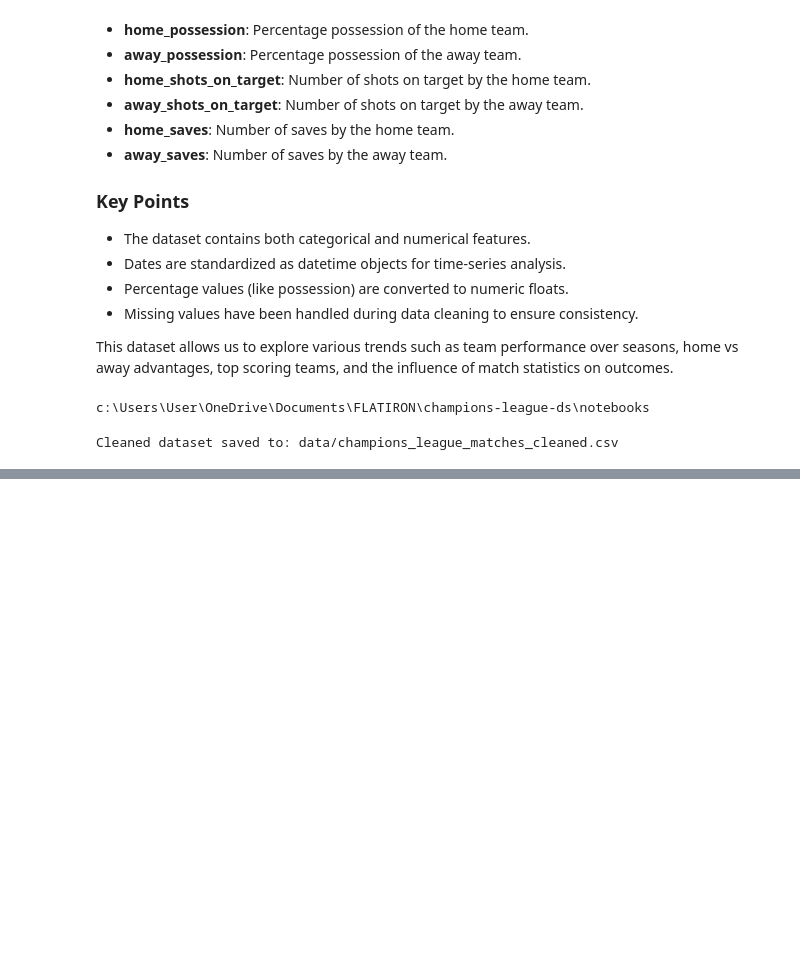
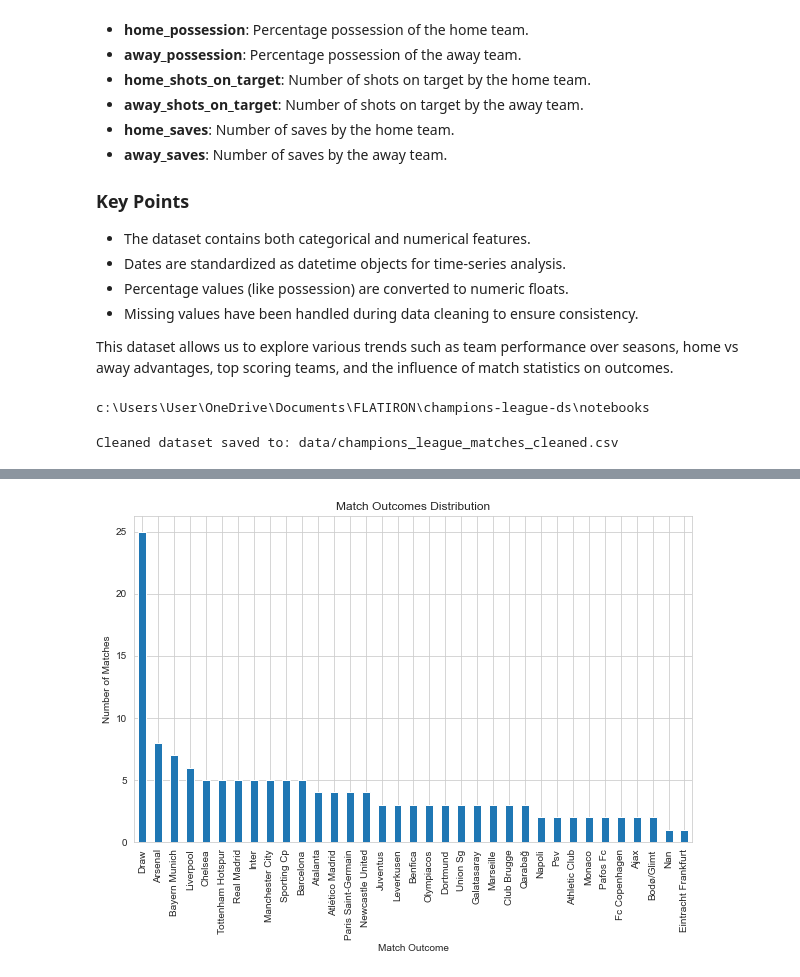
Before and after one commit to tonny001-rgb/champions-league-ds, a Jupyter notebook: notebooks/01_eda.ipynb, the cells around one changed output, grey strips where cells are left out. Saved outputs shown, nothing was run; the diff lists cells and outputs as text; code cells hidden in the pictures; blank space fills up the shorter version.

Commit message:
add visualised data

```diff
--- a/notebooks/01_eda.ipynb
+++ b/notebooks/01_eda.ipynb
@@ -445,0 +457,10 @@ Cleaned dataset saved to: data/champions_league_matches_cleaned.csv
+# %%
+outcome_counts = df['winner'].value_counts()
+
+outcome_counts.plot(kind='bar')
+plt.title("Match Outcomes Distribution")
+plt.xlabel("Match Outcome")
+plt.ylabel("Number of Matches")
+plt.show()
+# %% [output]
+[figure, added]
```
Also changed, not shown: parts of 23 cells of this notebook.
